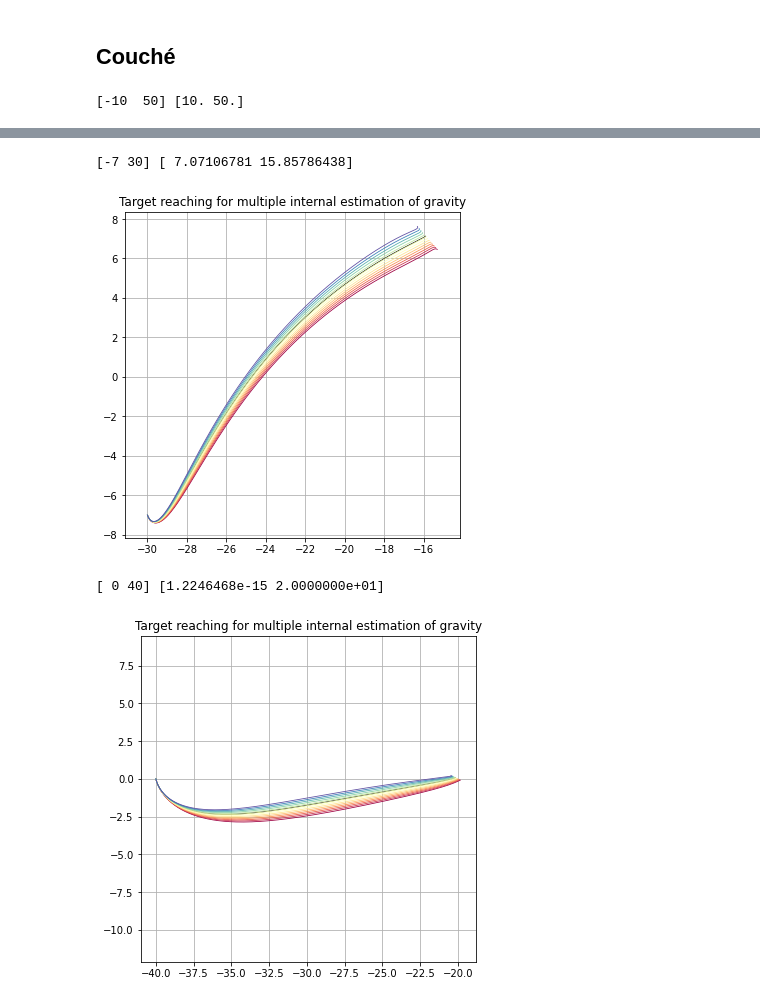
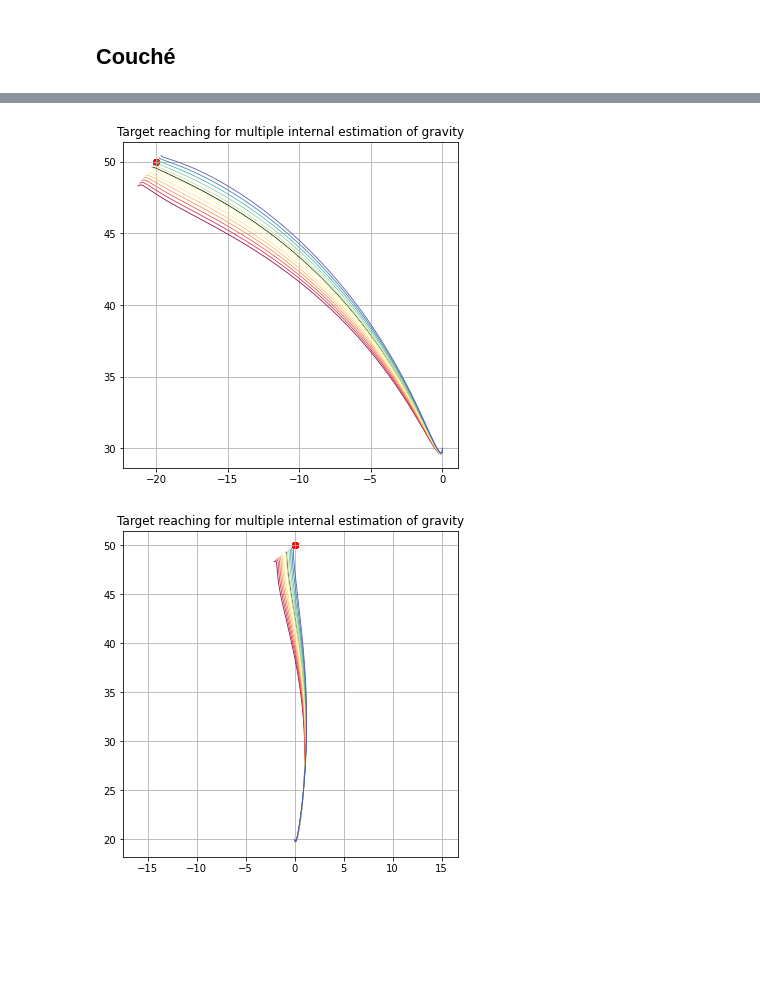
Before and after one commit to AlexandreThy/Master-Thesis, a Jupyter notebook: Gravity.ipynb, the cells around one changed output, grey strips where cells are left out. Cells and saved outputs as stored; diff of their text form; code cells hidden in the pictures; blank space fills up the shorter version.

Commit message:
Movement_update_for_gravity

```diff
--- a/Gravity.ipynb
+++ b/Gravity.ipynb
@@ -201,15 +208,15 @@ Text(0.5, 1.0, 'Target reaching for multiple internal estimation of gravity')
 # %%
 plt.grid()
 plt.axis("equal")
-Simulation_Gravity(1e7,1e8,1000,1000,1e-6,1e-6,starting_point= [0,35],targets = [0,55],color = "black",Label = "g = 9.81")
+Simulation_Gravity(1e7,1e8,1000,1000,1e-6,1e-6,starting_point= [0,35],targets = [0,15],color = "black",Label = "g = 9.81")
 
 n_lines = 13
 cmap = mpl.colormaps['Spectral']# Take colors at regular intervals spanning the colormap.
 colors = cmap(np.linspace(0, 1, n_lines))
 for ghat in np.linspace(8,11,13):
-    Simulation_Gravity(1e7,1e8,1000,1000,1e-6,1e-6,starting_point= [0,35],targets = [0,55],ghat = ghat,color = colors[int((ghat-8)*4)],Label="g="+str(ghat))
+    Simulation_Gravity(1e7,1e8,1000,1000,1e-6,1e-6,starting_point= [0,35],targets = [0,15],ghat = ghat,color = colors[int((ghat-8)*4)],Label="g="+str(ghat))
 plt.legend(title = "Internal gravity\n estimate [m/$s^2$]")
-plt.scatter([0],[55],color = "red")
+plt.scatter([15],[0],color = "red")
 plt.title("Target reaching for multiple internal estimation of gravity")
 # %% [output]
 Text(0.5, 1.0, 'Target reaching for multiple internal estimation of gravity')
@@ -219,18 +226,22 @@ Text(0.5, 1.0, 'Target reaching for multiple internal estimation of gravity')
 # %%
 alpha = 0
 for idx,rotate_target in enumerate([0,np.pi/4,np.pi/2]):
-        st = [[0,40],[-7.5,30],[-12.5,30]][idx]
-        tg = [[0,60],[7.5,46],[12.5,30]][idx]
-        plt.rcParams["figure.figsize"] = (6,6)
+        st = [[40,-10],[30,0],[10,20]][idx]
+        tg = [[40,20],[50,20],[40,20]][idx]
+        st1,st2 = newton(f,df,1e-8,1000,st[0],st[1],x0=[0,np.pi/2])
+        print(st1,st2)
+        stsearch = np.array([0,np.pi/2])
+        obj1,obj2 = newton(f,df,1e-8,1000,tg[0],tg[1])
+        plt.rcParams["figure.figsize"] = (10,10)
         plt.grid()
         plt.axis("equal")
-        Simulation_Gravity(1e7,1e6,1000,1000,1e-6,1e-6,starting_point= st,targets = tg,color = "black",Label = "g = 9.81",alpha = alpha)
+        Simulation_Gravity(1e5,1e6,1000,1000,1e-6,1e-6,starting_point= st,targets = tg,color = "black",Label = "g = 9.81",alpha = alpha,newton_start=stsearch)
 
         n_lines = 13
         cmap = mpl.colormaps['Spectral']# Take colors at regular intervals spanning the colormap.
         colors = cmap(np.linspace(0, 1, n_lines))
         for ghat in np.linspace(8,11,13):
-            Simulation_Gravity(1e7,1e6,1000,1000,1e-6,1e-6,starting_point= st,targets = tg,ghat = ghat,color = colors[int((ghat-8)*4)],Label="g="+str(ghat),alpha = alpha)
+            Simulation_Gravity(1e5,1e6,1000,1000,1e-6,1e-6,starting_point= st,targets = tg,ghat = ghat,color = colors[int((ghat-8)*4)],Label="g="+str(ghat),alpha = alpha,newton_start=stsearch)
         if alpha == 0 and rotate_target == 0:
             plt.legend(title = "Internal gravity\n estimate [m/$s^2$]")
         #plt.scatter([0],[55],color = "red")
@@ -280,32 +286,24 @@ for rotate_target in [0,np.pi/4,np.pi/2]:
 ## Couché
 # %%
 alpha = pi/2
-for rotate_target in [0,np.pi/4,np.pi/2]:
-        st = np.array([0,30])
-        if rotate_target == np.pi/2: st = np.array([0,40])
-        if rotate_target == 0: st = np.array([0,50])
-        Movements_Length = 20
-
-        add = np.array([Movements_Length*np.sin(rotate_target+alpha),Movements_Length*np.cos(rotate_target+alpha)])
-        tg = st + add
-        decaler = (tg[0]-st[0])/2
-        st[0]-= decaler
-        tg[0]-=decaler
-        print(st,tg)
+for idx,rotate_target in enumerate([0,np.pi/4,np.pi/2]):
+        st = [[40,0],[30,0],[20,0]][idx]
+        tg = [[40,30],[50,20],[50,0]][idx]
+        st1,st2 = newton(f,df,1e-8,1000,st[0],st[1],x0=[0,np.pi/2])
+        stsearch = np.array([0,np.pi/2])
+        obj1,obj2 = newton(f,df,1e-8,1000,tg[0],tg[1],x0=[0,np.pi/2])
         plt.rcParams["figure.figsize"] = (6,6)
         plt.grid()
         plt.axis("equal")
-        Simulation_Gravity(1e7,1e6,1000,1000,1e-6,1e-6,starting_point= st,targets = tg,color = "black",Label = "g = 9.81",alpha = alpha)
-
+        Simulation_Gravity(1e7,1e6,1000,1000,1e-6,1e-6,starting_point= st,targets = tg,color = "black",Label = "g = 9.81",alpha = alpha,newton_start = stsearch)
         n_lines = 13
         cmap = mpl.colormaps['Spectral']# Take colors at regular intervals spanning the colormap.
         colors = cmap(np.linspace(0, 1, n_lines))
         for ghat in np.linspace(8,11,13):
-            Simulation_Gravity(1e7,1e6,1000,1000,1e-6,1e-6,starting_point= st,targets = tg,ghat = ghat,color = colors[int((ghat-8)*4)],Label="g="+str(ghat),alpha = alpha)
+            Simulation_Gravity(1e7,1e6,1000,1000,1e-6,1e-6,starting_point= st,targets = tg,ghat = ghat,color = colors[int((ghat-8)*4)],Label="g="+str(ghat),alpha = alpha,newton_start=stsearch)
         if alpha == 0 and rotate_target == 0:
             plt.legend(title = "Internal gravity\n estimate [m/$s^2$]")
         #plt.scatter([0],[55],color = "red")
         plt.title("Target reaching for multiple internal estimation of gravity")
         plt.show()
 # %% [output]
-[-10  50] [10. 50.]
@@ -313,4 +311,2 @@ for rotate_target in [0,np.pi/4,np.pi/2]:
-[-7 30] [ 7.07106781 15.85786438]
-[figure, old version]
+[figure, new version]
-[ 0 40] [1.2246468e-15 2.0000000e+01]
-[figure, old version]
+[figure, new version]
```
Also changed, not shown: parts of 6 cells of this notebook.
